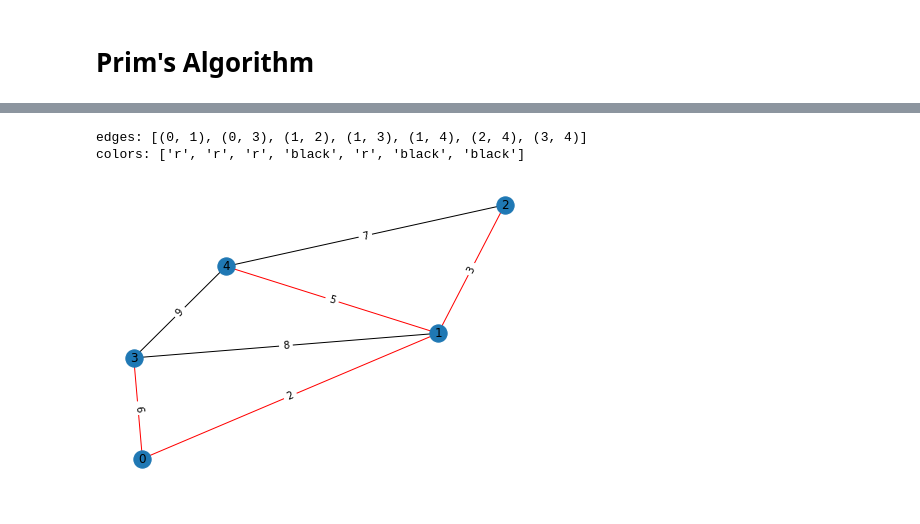
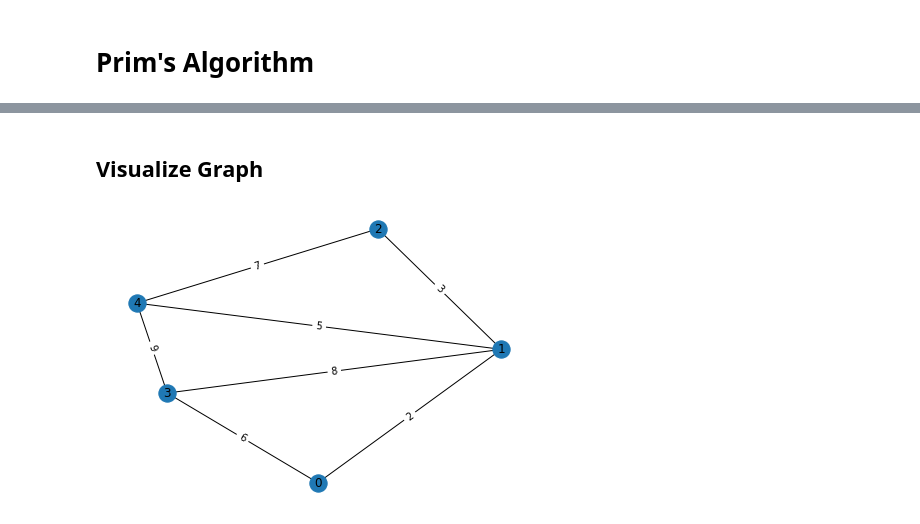
Before and after one commit to GharinPautz/cpsc437-project, a Jupyter notebook: gui.ipynb, the cells around one changed output, grey strips where cells are left out. Cells and saved outputs as stored; diff of their text form; code cells hidden in the pictures.

Commit message:
final visualization commit

```diff
--- a/gui.ipynb
+++ b/gui.ipynb
@@ -5,11 +7,12 @@ from main import Graph
 # %%
-g = Graph(5)
+g = Graph()
+'''
 g.graph = \
     [   [0, 2, 0, 6, 0],
         [2, 0, 3, 8, 5],
         [0, 3, 0, 0, 7],
         [6, 8, 0, 0, 9],
         [0, 5, 7, 9, 0]]
-
-g.draw_adjacency_matrix()
+'''
+g.draw_network()
 # %% [output]
@@ -25,6 +44,6 @@ Edge    Weight
+# %% [markdown]
+## Visualize Graph
 # %%
-g.draw_MST()
+g.draw_network()
 # %% [output]
-edges: [(0, 1), (0, 3), (1, 2), (1, 3), (1, 4), (2, 4), (3, 4)]
-colors: ['r', 'r', 'r', 'black', 'r', 'black', 'black']
-[figure, old version]
+[figure, new version]
```
Also changed, not shown: parts of 6 cells of this notebook, 1 other file.
